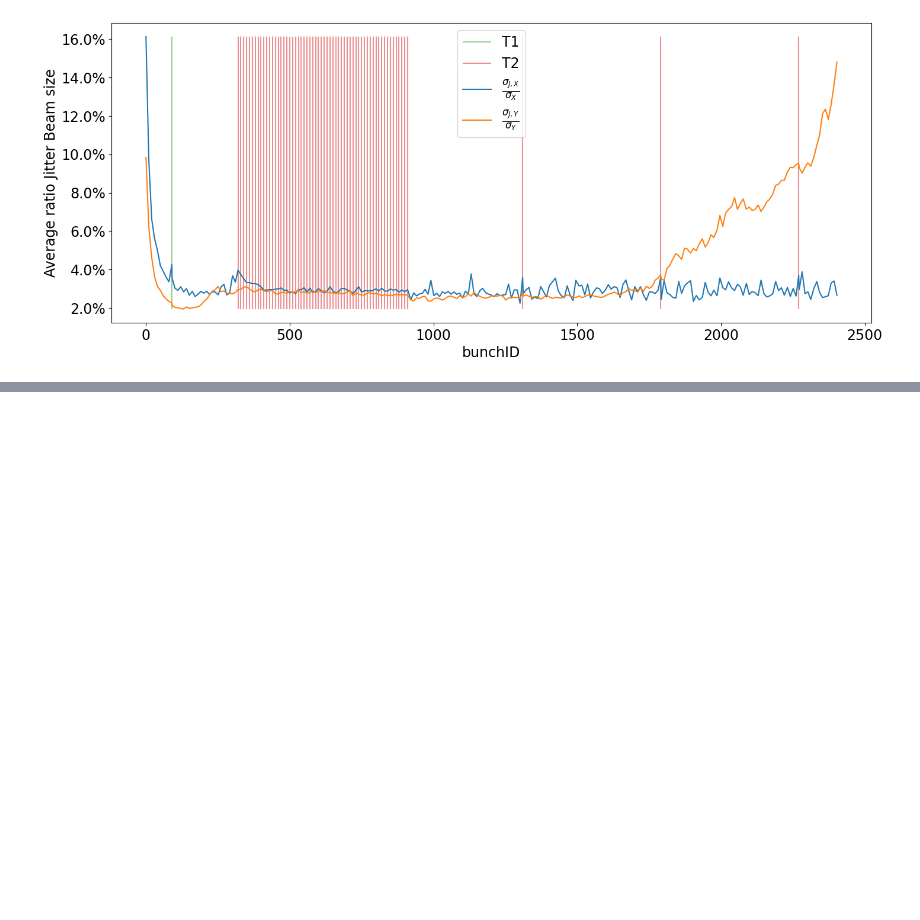
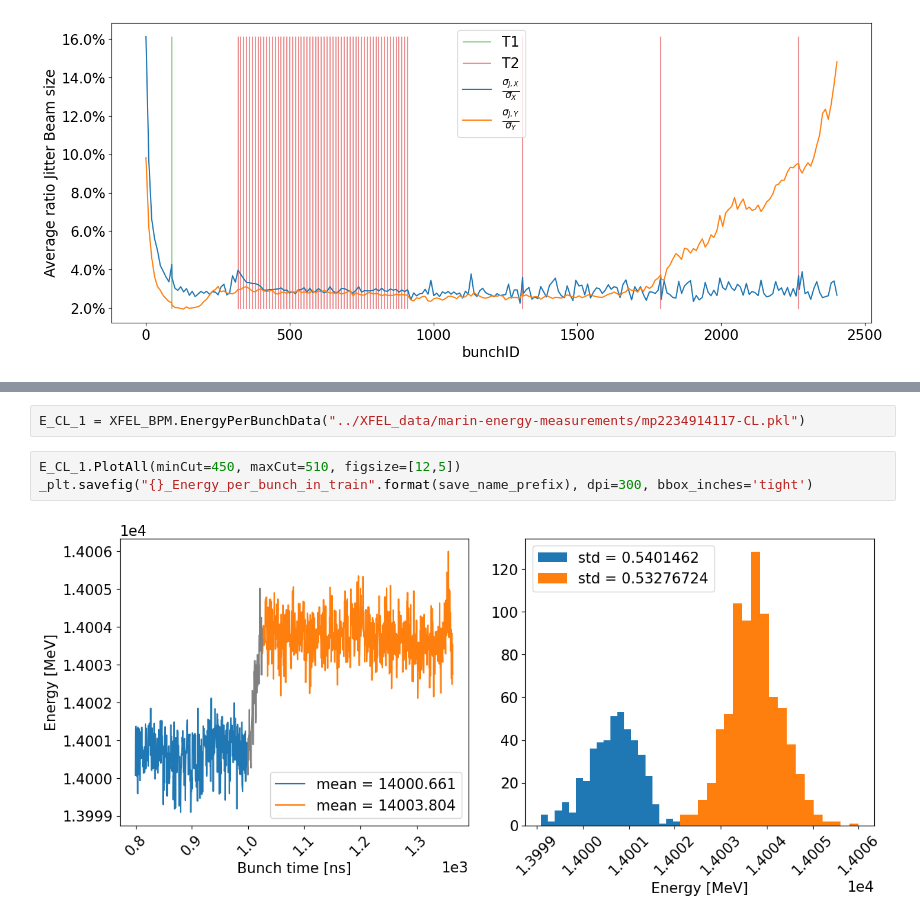
Before and after one commit to MarinDeniaud/luxe-backgrounds, a Jupyter notebook: 06_analysis/jupyter_notebooks/XFEL_data.ipynb, the cells around one changed output, grey strips where cells are left out. Drawn from its saved outputs; the diff is of its cells as text; blank space fills up the shorter version.

```diff
--- a/06_analysis/jupyter_notebooks/XFEL_data.ipynb
+++ b/06_analysis/jupyter_notebooks/XFEL_data.ipynb
@@ -152,0 +187,7 @@ Caluclate average jitter for bunch 243/243: |███████████
+# %%
+E_CL_1 = XFEL_BPM.EnergyPerBunchData("../XFEL_data/marin-energy-measurements/mp2234914117-CL.pkl")
+# %%
+E_CL_1.PlotAll(minCut=450, maxCut=510, figsize=[12,5])
+_plt.savefig("{}_Energy_per_bunch_in_train".format(save_name_prefix), dpi=300, bbox_inches='tight')
+# %% [output]
+[figure, added]
```
Also changed, not shown: parts of 33 cells of this notebook.
